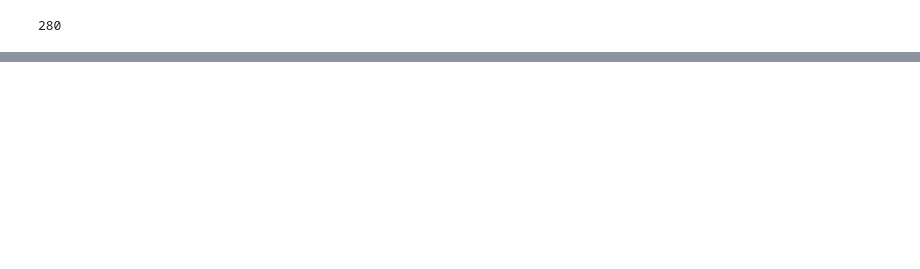
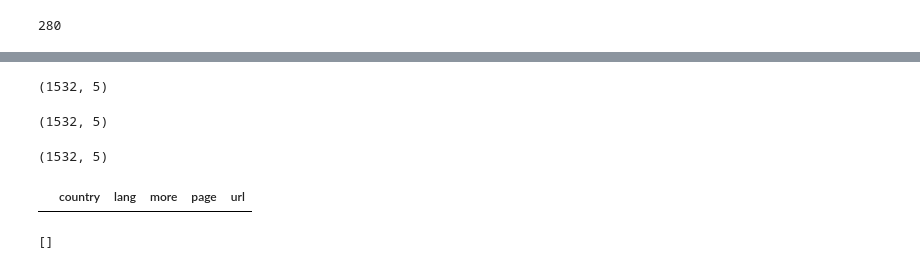
Before and after one commit to jjwalker3/chinaMFA, a Jupyter notebook: directoryScraping.ipynb, the cells around one changed output, grey strips where cells are left out. Saved outputs shown, nothing was run; the diff lists cells and outputs as text; code cells hidden in the pictures; blank space fills up the shorter version.

```diff
--- a/directoryScraping.ipynb
+++ b/directoryScraping.ipynb
@@ -126,3 +90,0 @@ https://www.fmprc.gov.cn/web/gjhdq_676201/gjhdqzz_681964/tpylm_690361/
-# %%
-driver.get('https://www.fmprc.gov.cn/web/gjhdq_676201/gjhdqzz_681964/tpylm_690361/')
-soup = BeautifulSoup(driver.page_source, 'lxml')
@@ -206,0 +166,6 @@ df
+# %%
+topLevel_orig.shape
+# %% [output]
+(1532, 5)
+# %%
+topLevel = pd.concat([topLevel_orig,topLevel],sort=False).drop_duplicates(subset='url').reset_index(drop=True)
@@ -206,0 +174,16 @@ df
+# %%
+topLevel.shape
+# %% [output]
+(1532, 5)
+# %%
+topLevel.drop_duplicates().shape
+# %% [output]
+(1532, 5)
+# %%
+topLevel.loc[topLevel.duplicated(keep=False),]
+# %% [output]
+|  | country | lang | more | page | url |
+# %%
+list(topLevel.loc[topLevel.duplicated(keep=False),'url'])
+# %% [output]
+[]
```
Also changed, not shown: parts of 21 cells of this notebook, 4 other files.
